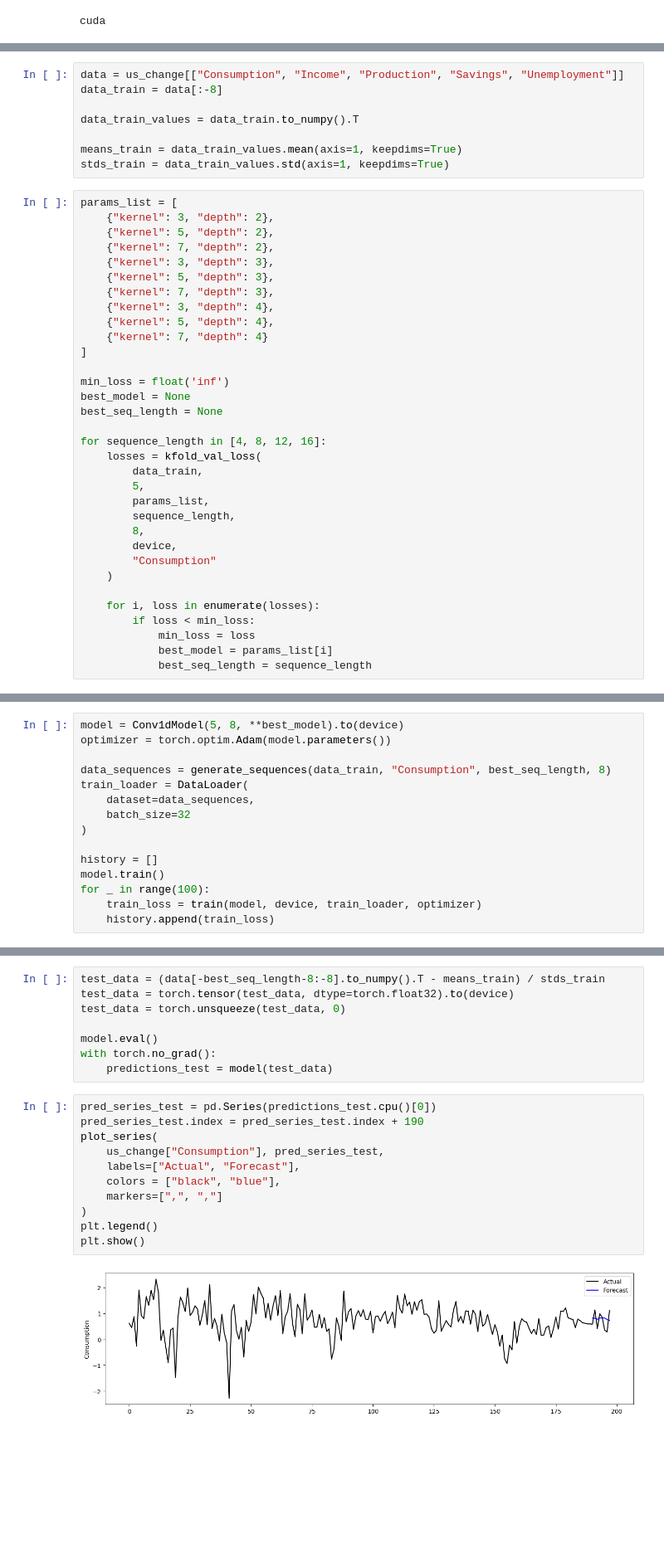
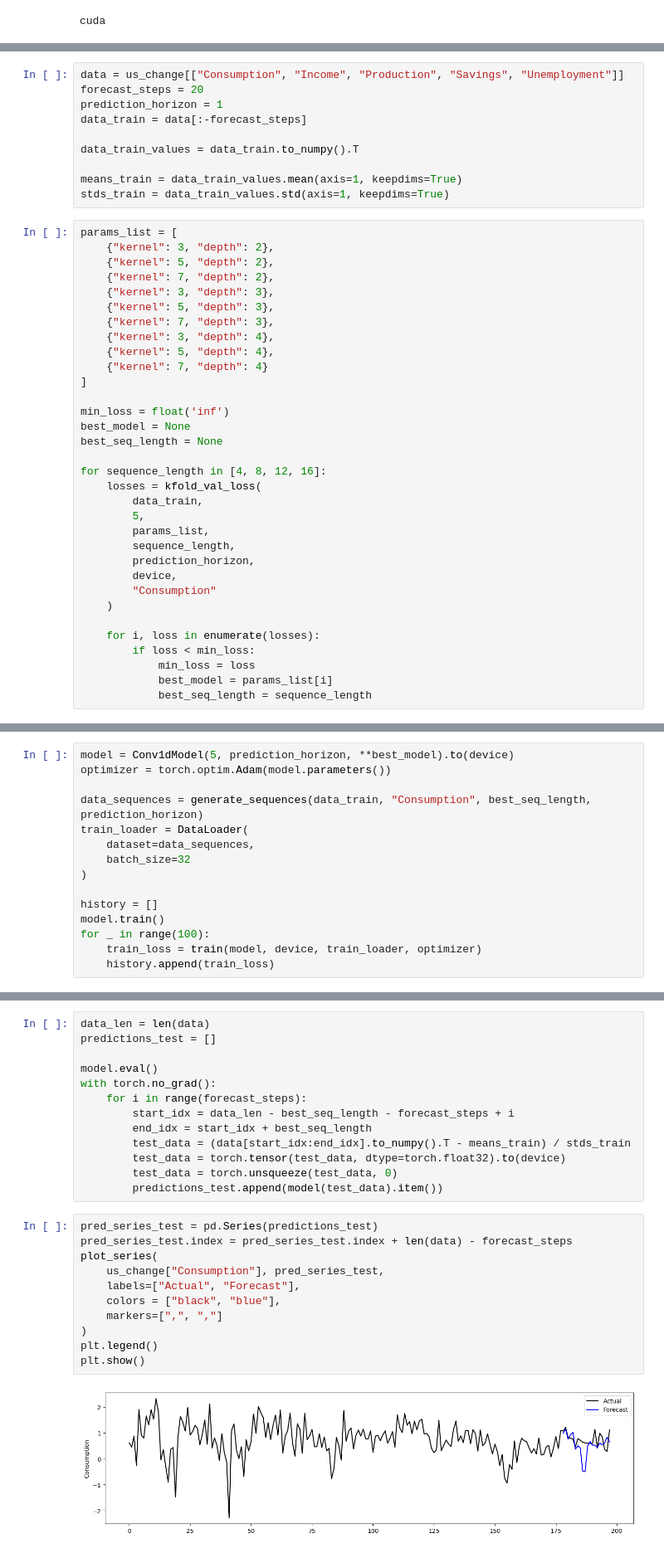
Before and after one commit to felipponn/time-series, a Jupyter notebook: conv1d.ipynb, the cells around one changed output, grey strips where cells are left out. Shown: that part at 83% size. Saved outputs shown, nothing was run; the diff lists cells and outputs as text; blank space fills up the shorter version.

Commit message:
update conv1d to forecast 20 steps

```diff
--- a/conv1d.ipynb
+++ b/conv1d.ipynb
@@ -148,7 +141,9 @@ def kfold_val_loss(data, k, params_list, sequence_length, prediction_horizon, de
     return val_losses
 # %%
 data = us_change[["Consumption", "Income", "Production", "Savings", "Unemployment"]]
-data_train = data[:-8]
+forecast_steps = 20
+prediction_horizon = 1
+data_train = data[:-forecast_steps]
 
 data_train_values = data_train.to_numpy().T
 
@@ -177,7 +172,7 @@ for sequence_length in [4, 8, 12, 16]:
         5,
         params_list,
         sequence_length,
-        8,
+        prediction_horizon,
         device,
         "Consumption"
     )
@@ -198,8 +193,8 @@ print(min_loss)
 # %%
-model = Conv1dModel(5, 8, **best_model).to(device)
+model = Conv1dModel(5, prediction_horizon, **best_model).to(device)
 optimizer = torch.optim.Adam(model.parameters())
 
-data_sequences = generate_sequences(data_train, "Consumption", best_seq_length, 8)
+data_sequences = generate_sequences(data_train, "Consumption", best_seq_length, prediction_horizon)
 train_loader = DataLoader(
     dataset=data_sequences,
     batch_size=32
@@ -218,22 +213,27 @@ plt.show()
 # %%
-test_data = (data[-best_seq_length-8:-8].to_numpy().T - means_train) / stds_train
-test_data = torch.tensor(test_data, dtype=torch.float32).to(device)
-test_data = torch.unsqueeze(test_data, 0)
+data_len = len(data)
+predictions_test = []
 
 model.eval()
 with torch.no_grad():
-    predictions_test = model(test_data)
+    for i in range(forecast_steps):
+        start_idx = data_len - best_seq_length - forecast_steps + i
+        end_idx = start_idx + best_seq_length
+        test_data = (data[start_idx:end_idx].to_numpy().T - means_train) / stds_train
+        test_data = torch.tensor(test_data, dtype=torch.float32).to(device)
+        test_data = torch.unsqueeze(test_data, 0)
+        predictions_test.append(model(test_data).item())
 # %%
-pred_series_test = pd.Series(predictions_test.cpu()[0])
-pred_series_test.index = pred_series_test.index + 190
+pred_series_test = pd.Series(predictions_test)
+pred_series_test.index = pred_series_test.index + len(data) - forecast_steps
 plot_series(
     us_change["Consumption"], pred_series_test,
     labels=["Actual", "Forecast"],
     colors = ["black", "blue"],
     markers=[",", ","]
 )
 plt.legend()
 plt.show()
 # %% [output]
-[figure, old version]
+[figure, new version]
 # %%
```
Also changed, not shown: parts of 9 cells of this notebook.
